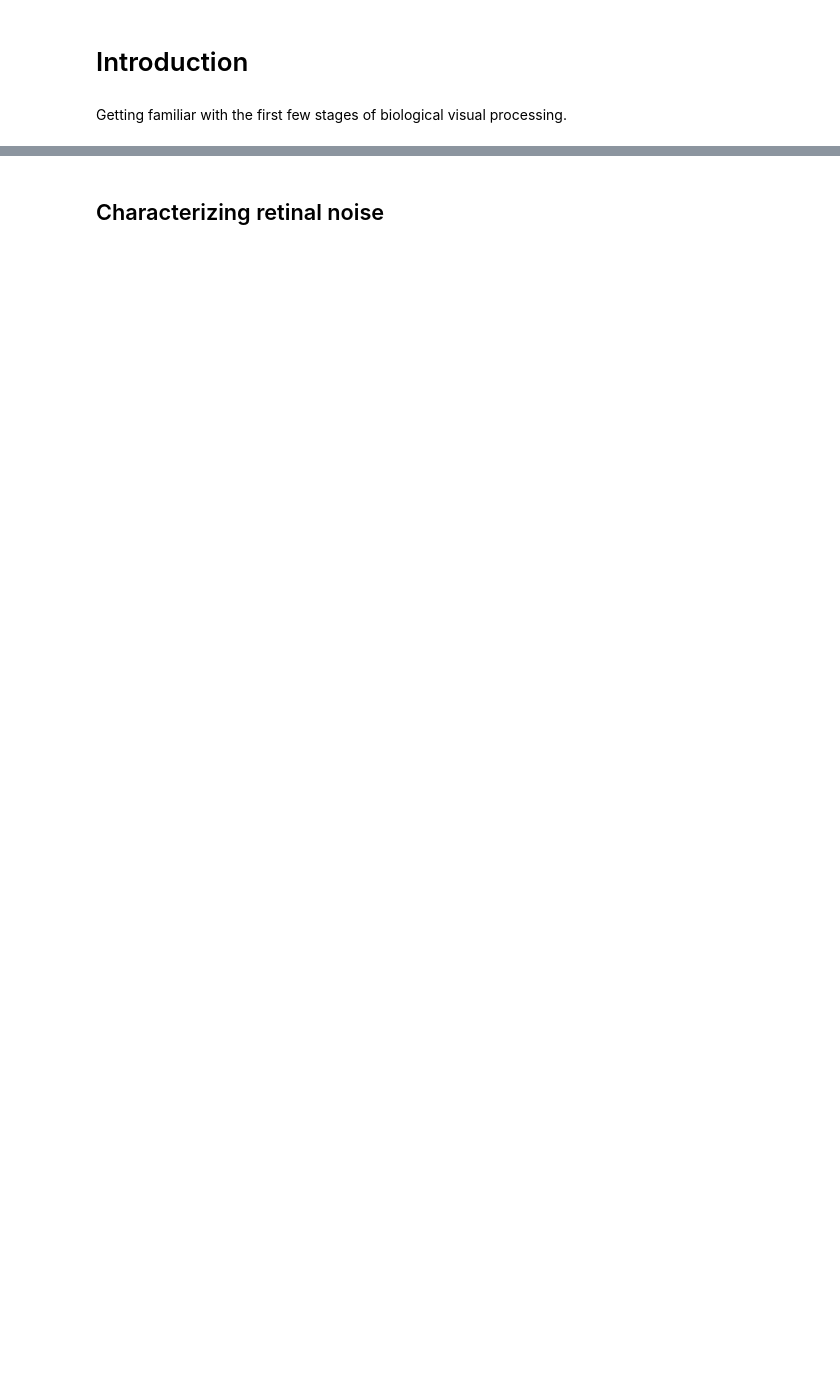
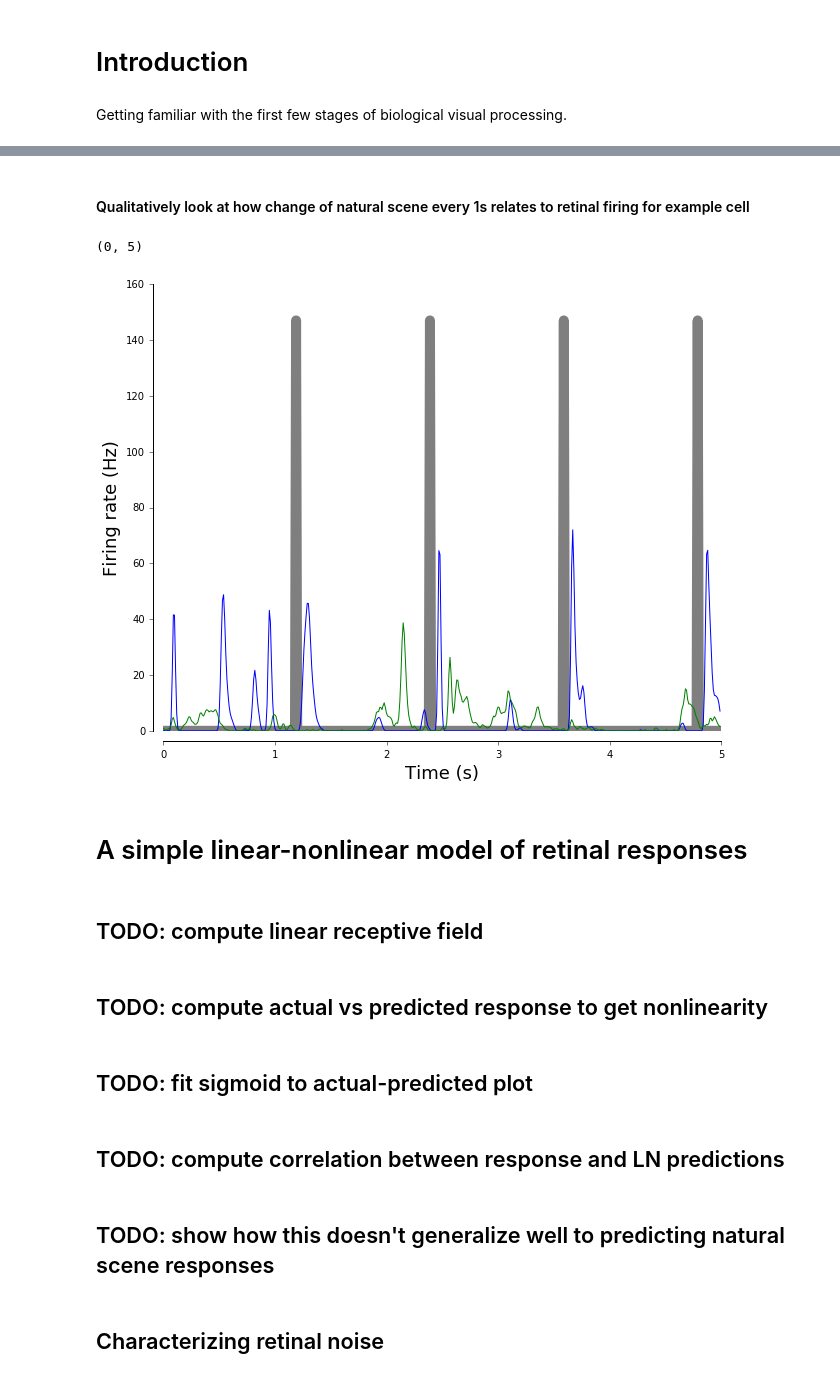
Before and after one commit to lmcintosh/deep-retina-tutorial, a Jupyter notebook: introduction.ipynb, the cells around one changed output, grey strips where cells are left out. Drawn from its saved outputs; the diff is of its cells as text; code cells hidden in the pictures; blank space fills up the shorter version.

```diff
--- a/introduction.ipynb
+++ b/introduction.ipynb
@@ -34,0 +98,23 @@ Using Theano backend.
+# %% [markdown]
+#### Qualitatively look at how change of natural scene every 1s relates to retinal firing for example cell
+# %%
+# Plot mean difference between frames
+mean_stimulus_difference = abs(np.mean(np.diff(stimulus.astype('float32'), axis=0), axis=(1,2)))
+plt.plot(time[:-1], np.max(psth)*np.where(mean_stimulus_difference > 2*np.std(mean_stimulus_difference), 1, 0),
+         'k', linewidth=10, alpha=0.5)
+
+p = plt.plot(time[:500], psth[3,:500].T)
+p = plt.plot(time[:500], psth[0,:500].T)
+plt.xlabel('Time (s)', fontsize=18)
+plt.ylabel('Firing rate (Hz)', fontsize=18)
+
+# aesthetics
+plt.tick_params(axis='y', direction='out')
+plt.tick_params(axis='x', direction='out')
+adjust_spines(plt.gca(), ['left', 'bottom'])
+plt.xlim([0,5])
+# %% [output]
+(0, 5)
+[figure, added]
+# %% [markdown]
+# A simple linear-nonlinear model of retinal responses
@@ -35,2 +126,12 @@ Using Theano backend.
+# %% [markdown]
+## TODO: compute linear receptive field
+# %% [markdown]
+## TODO: compute actual vs predicted response to get nonlinearity
+# %% [markdown]
+## TODO: fit sigmoid to actual-predicted plot
+# %% [markdown]
+## TODO: compute correlation between response and LN predictions
+# %% [markdown]
+## TODO: show how this doesn't generalize well to predicting natural scene responses
 # %% [markdown]
 ## Characterizing retinal noise
```
Also changed, not shown: parts of 25 cells of this notebook.
